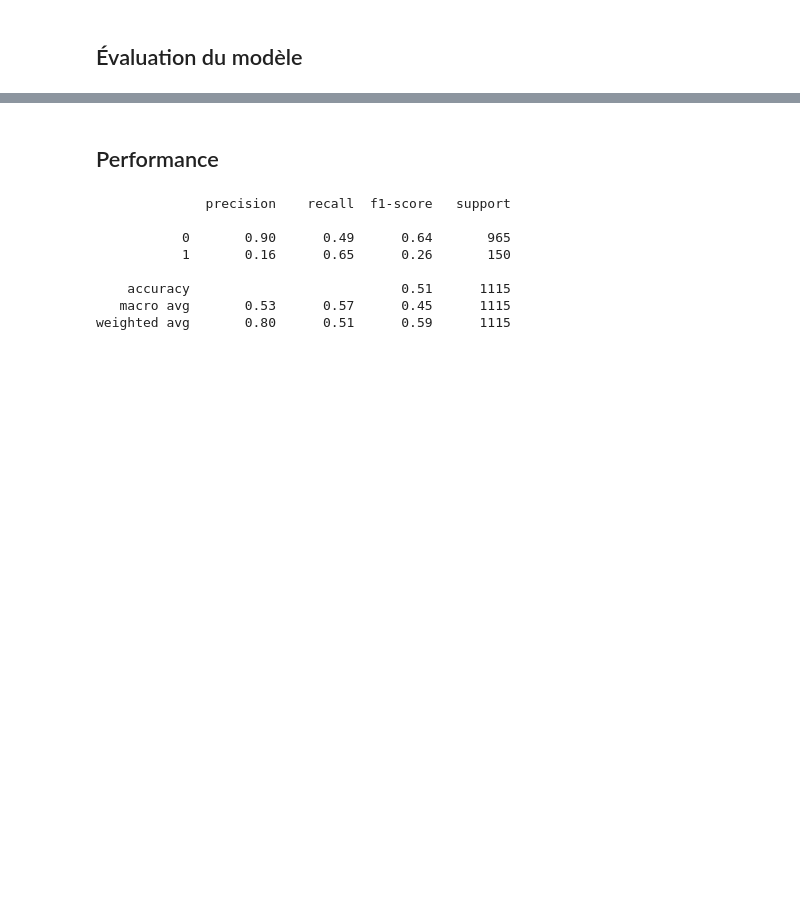
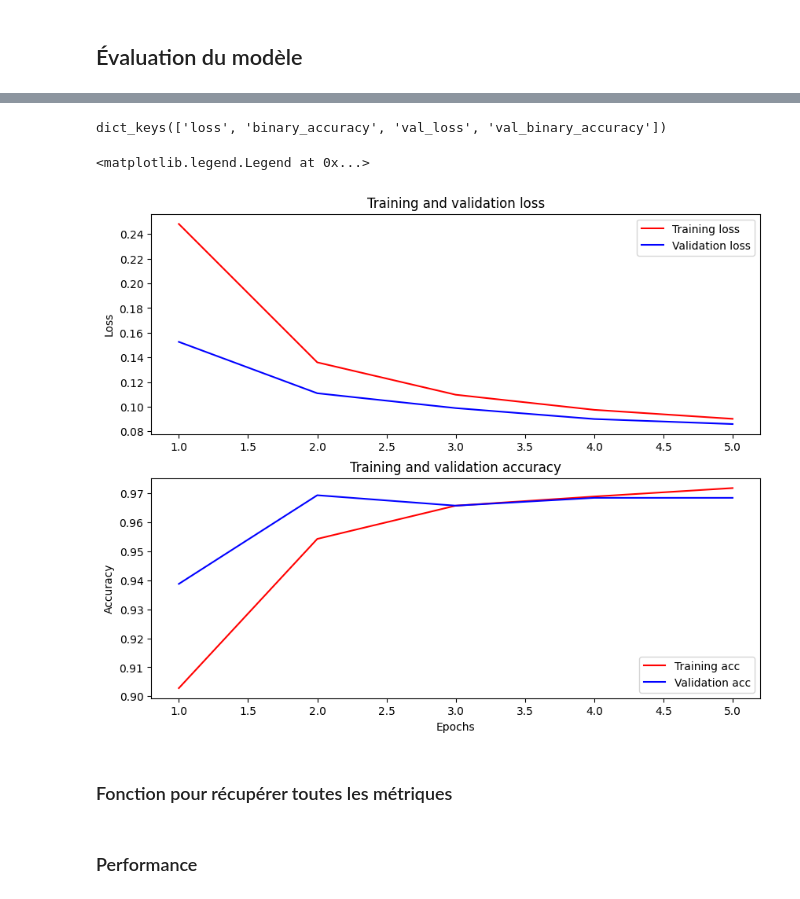
Before and after one commit to thimyxuan/spam-messages-detector, a Jupyter notebook: partie_3.ipynb, the cells around one changed output, grey strips where cells are left out. Saved outputs shown, nothing was run; the diff lists cells and outputs as text; code cells hidden in the pictures; blank space fills up the shorter version.

```diff
--- a/partie_3.ipynb
+++ b/partie_3.ipynb
@@ -128,0 +184,8 @@ Pistes :
+# %%
+optimizer = tf.keras.optimizers.Adam(learning_rate=3e-5)
+loss = tf.keras.losses.BinaryCrossentropy()
+metrics = tf.metrics.BinaryAccuracy()
+# %%
+model.compile(optimizer = 'adam',
+              loss = loss,
+              metrics = [metrics])
@@ -128,0 +194,7 @@ Pistes :
+# %%
+history = model.fit(train_batch,
+                    epochs = 5,
+                    validation_data = val_batch,
+                    batch_size = 32)
+
+# Temps d'entraînement : 45 minutes
@@ -143,0 +216,34 @@ predicted_labels = tf.argmax(predictions[0], axis=1).numpy()
+# %%
+history_dict = history.history
+print(history_dict.keys())
+# %% [output]
+dict_keys(['loss', 'binary_accuracy', 'val_loss', 'val_binary_accuracy'])
+# %%
+acc = history_dict['binary_accuracy']
+val_acc = history_dict['val_binary_accuracy']
+loss = history_dict['loss']
+val_loss = history_dict['val_loss']
+
+epochs = range(1, len(acc) + 1)
+fig = plt.figure(figsize=(10, 8))
+fig.tight_layout()
+
+plt.subplot(2, 1, 1)
+plt.plot(epochs, loss, 'r', label='Training loss')
+plt.plot(epochs, val_loss, 'b', label='Validation loss')
+plt.title('Training and validation loss')
+plt.ylabel('Loss')
+plt.legend()
+
+plt.subplot(2, 1, 2)
+plt.plot(epochs, acc, 'r', label='Training acc')
+plt.plot(epochs, val_acc, 'b', label='Validation acc')
+plt.title('Training and validation accuracy')
+plt.xlabel('Epochs')
+plt.ylabel('Accuracy')
+plt.legend(loc='lower right')
+# %% [output]
+<matplotlib.legend.Legend at 0x...>
+[figure, added]
+# %% [markdown]
+### Fonction pour récupérer toutes les métriques
@@ -144,14 +273,2 @@ predicted_labels = tf.argmax(predictions[0], axis=1).numpy()
 # %% [markdown]
-## Performance
+### Performance
-# %%
-from sklearn.metrics import classification_report
-print(classification_report(y_test, predicted_labels))
-# %% [output]
-              precision    recall  f1-score   support
-
-           0       0.90      0.49      0.64       965
-           1       0.16      0.65      0.26       150
-
-    accuracy                           0.51      1115
-   macro avg       0.53      0.57      0.45      1115
-weighted avg       0.80      0.51      0.59      1115
```
Also changed, not shown: parts of 68 cells of this notebook, 5 other files.
